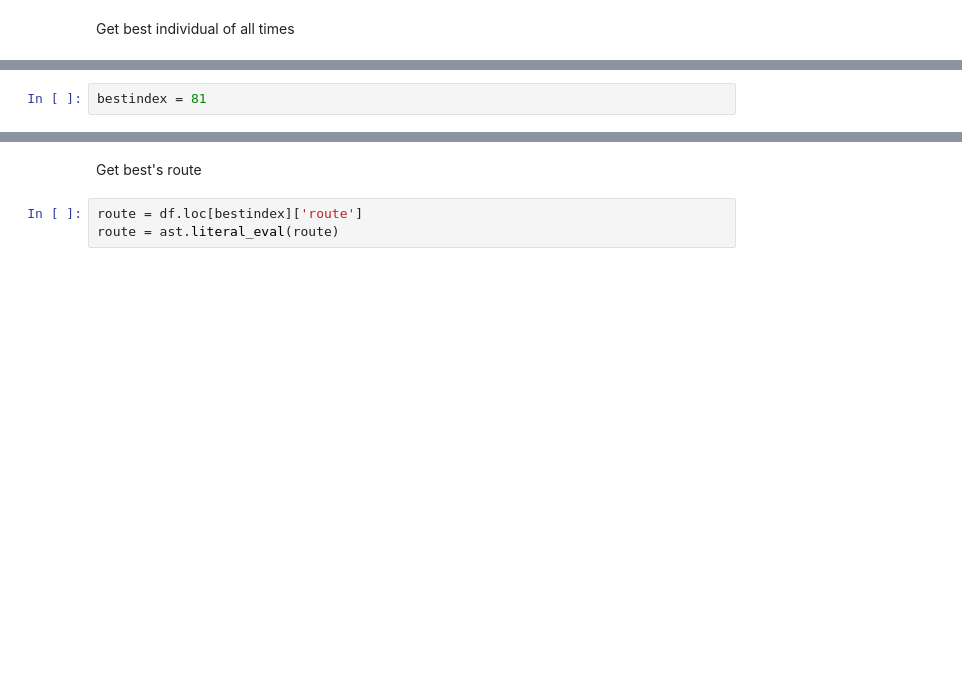
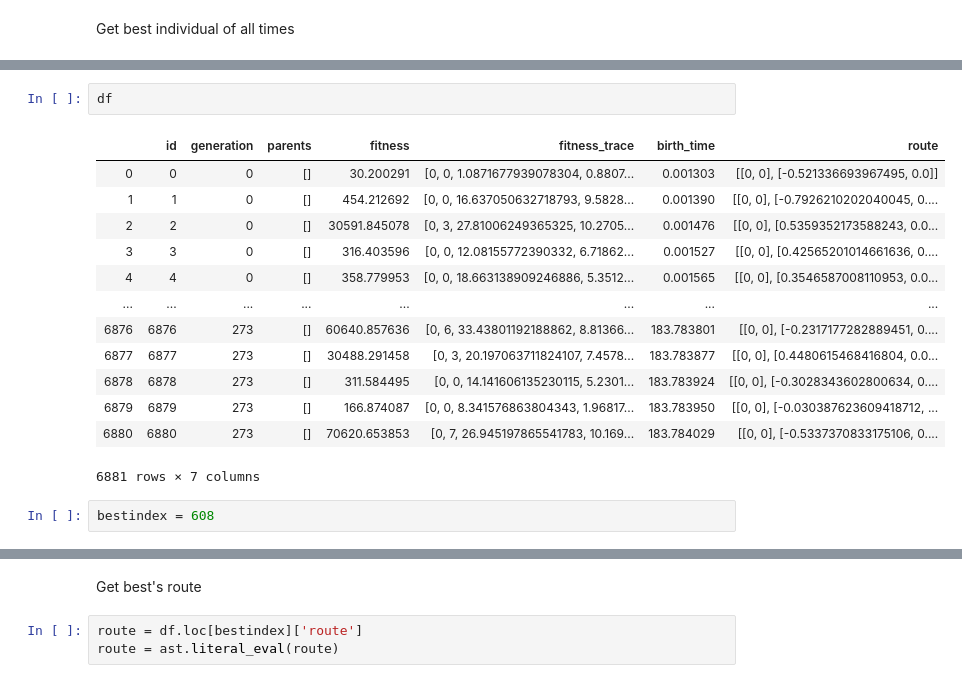
Before and after one commit to gustavo-moura/path-planning, a Jupyter notebook: Debug.ipynb, the cells around one changed output, grey strips where cells are left out. Drawn from its saved outputs; the diff is of its cells as text; blank space fills up the shorter version.

```diff
--- a/Debug.ipynb
+++ b/Debug.ipynb
@@ -92,5 +140,21 @@ df.loc[df['fitness'] <= 715]
+# %%
+df
+# %% [output]
+|  | id | generation | parents | fitness | fitness_trace | birth_time | route |
+| 0 | 0 | 0 | [] | 30.200291 | [0, 0, 1.0871677939078304, 0.8807... | 0.001303 | [[0, 0], [-0.521336693967495, 0.0]] |
+| 1 | 1 | 0 | [] | 454.212692 | [0, 0, 16.637050632718793, 9.5828... | 0.001390 | [[0, 0], [-0.7926210202040045, 0.... |
+| 2 | 2 | 0 | [] | 30591.845078 | [0, 3, 27.81006249365325, 10.2705... | 0.001476 | [[0, 0], [0.5359352173588243, 0.0... |
+| 3 | 3 | 0 | [] | 316.403596 | [0, 0, 12.08155772390332, 6.71862... | 0.001527 | [[0, 0], [0.42565201014661636, 0.... |
+| 4 | 4 | 0 | [] | 358.779953 | [0, 0, 18.663138909246886, 5.3512... | 0.001565 | [[0, 0], [0.3546587008110953, 0.0... |
+| ... | ... | ... | ... | ... | ... | ... | ... |
+| 6876 | 6876 | 273 | [] | 60640.857636 | [0, 6, 33.43801192188862, 8.81366... | 183.783801 | [[0, 0], [-0.2317177282889451, 0.... |
+| 6877 | 6877 | 273 | [] | 30488.291458 | [0, 3, 20.197063711824107, 7.4578... | 183.783877 | [[0, 0], [0.4480615468416804, 0.0... |
+| 6878 | 6878 | 273 | [] | 311.584495 | [0, 0, 14.141606135230115, 5.2301... | 183.783924 | [[0, 0], [-0.3028343602800634, 0.... |
+| 6879 | 6879 | 273 | [] | 166.874087 | [0, 0, 8.341576863804343, 1.96817... | 183.783950 | [[0, 0], [-0.030387623609418712, ... |
+| 6880 | 6880 | 273 | [] | 70620.653853 | [0, 7, 26.945197865541783, 10.169... | 183.784029 | [[0, 0], [-0.5337370833175106, 0.... |
+6881 rows × 7 columns
 # %%
-bestindex = 81
+bestindex = 608
 # %%
 for stat in df.loc[bestindex]:
     print(stat)
```
Also changed, not shown: parts of 15 cells of this notebook, 12 other files.
